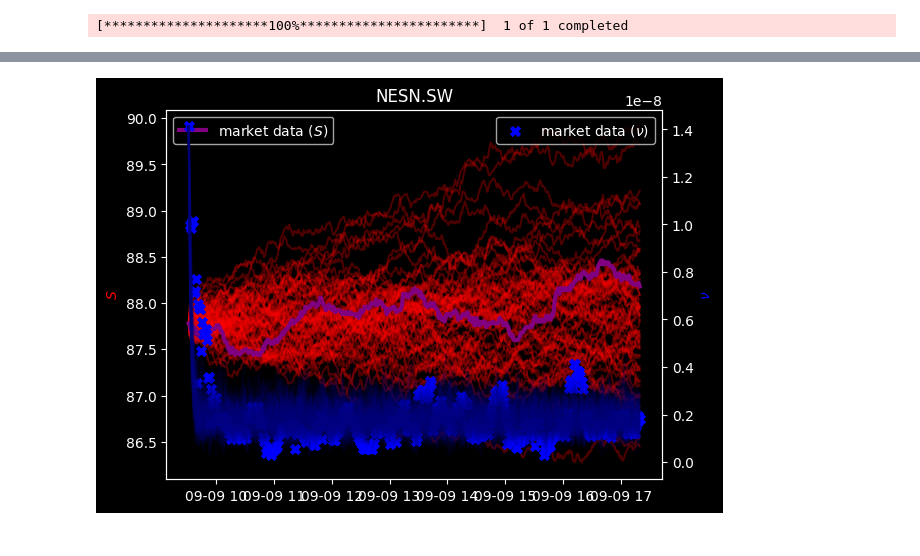
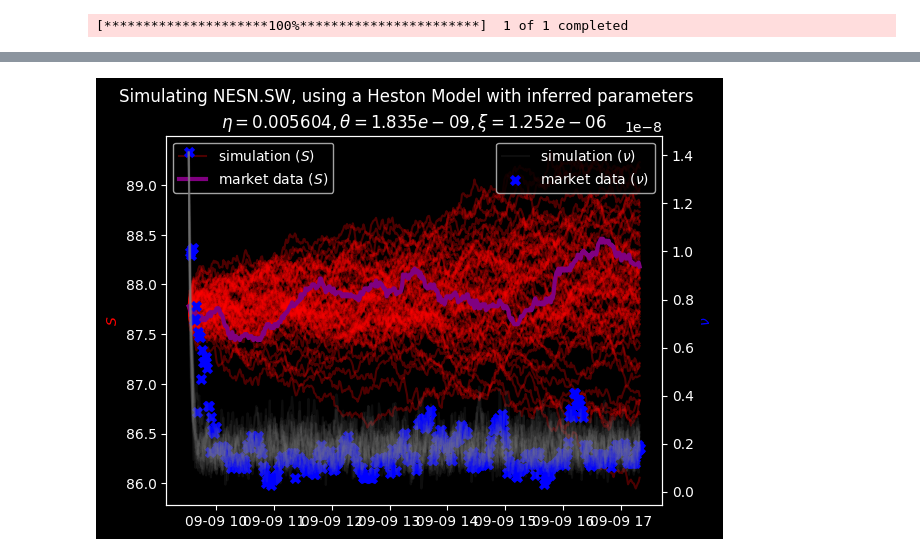
Before and after one commit to viviankessler/neural-sde, a Jupyter notebook: infer_heston.ipynb, the cells around one changed output, grey strips where cells are left out. Cells and saved outputs as stored; diff of their text form; code cells hidden in the pictures.

```diff
--- a/infer_heston.ipynb
+++ b/infer_heston.ipynb
@@ -120,21 +120,23 @@ class Heston(torch.nn.Module):
 # %%
 times = torch.tensor(observed_heston_process["t"], requires_grad=False)
 initial_states = torch.tensor(observed_heston_process[["S", "ν"]].iloc[0], requires_grad=False).repeat(64, 1)
 sde = Heston(theta=theta, eta=eta, xi=xi)
 
 solution = torchsde.sdeint(sde, initial_states, times, method="euler", dt=DT)
 
 fig, ax1 = plt.subplots()
 ax2 = ax1.twinx()
-for trajectory in solution[..., 1].transpose(0, 1):
-    ax2.plot(observed_heston_process.index, trajectory, c="navy", alpha=.1)
-for trajectory in solution[..., 0].transpose(0, 1):
-    ax1.plot(observed_heston_process.index, trajectory, c="red", alpha=.3)
+for i, trajectory in enumerate(solution[:, :20, 1].transpose(0, 1)):
+    ax2.plot(observed_heston_process.index, trajectory, c="grey", alpha=.1, label="simulation ($\\nu$)" if i == 0 else None)
+for i, trajectory in enumerate(solution[..., 0].transpose(0, 1)):
+    ax1.plot(observed_heston_process.index, trajectory, c="red", alpha=.3, label="simulation ($S$)" if i == 0 else None)
 ax1.plot(observed_heston_process.index, list(observed_heston_process["S"]), c="purple", linewidth=3, label="market data ($S$)")
 ax2.scatter(observed_heston_process.index, list(observed_heston_process["ν"]), c="blue", linewidth=3, label="market data ($\\nu$)", marker="x")
 ax1.legend(), ax1.set_ylabel("$S$", color="red")
-ax2.legend(), ax2.set_ylabel("$\\nu$", color="blue")
-plt.title(STOCK_NAME)
+ax2.legend(), ax2.set_ylabel("$\\nu$", color="grey")
+plt.title(f"$\\eta={eta:.4g}, \\theta={theta:.4g}, \\xi={xi:.4g}$")
+plt.suptitle("Simulating " + STOCK_NAME + ", using a Heston Model with inferred parameters")
+plt.savefig("simulation.png", dpi=1000)
 plt.show()
 # %% [output]
-[figure, old version]
+[figure, new version]
```
Also changed, not shown: parts of 1 cell of this notebook, 1 other file.
